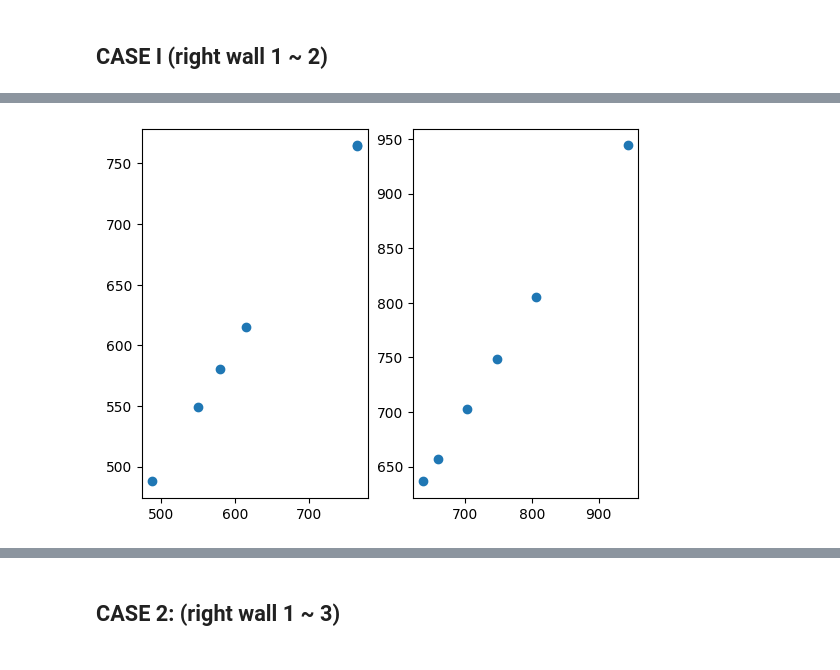
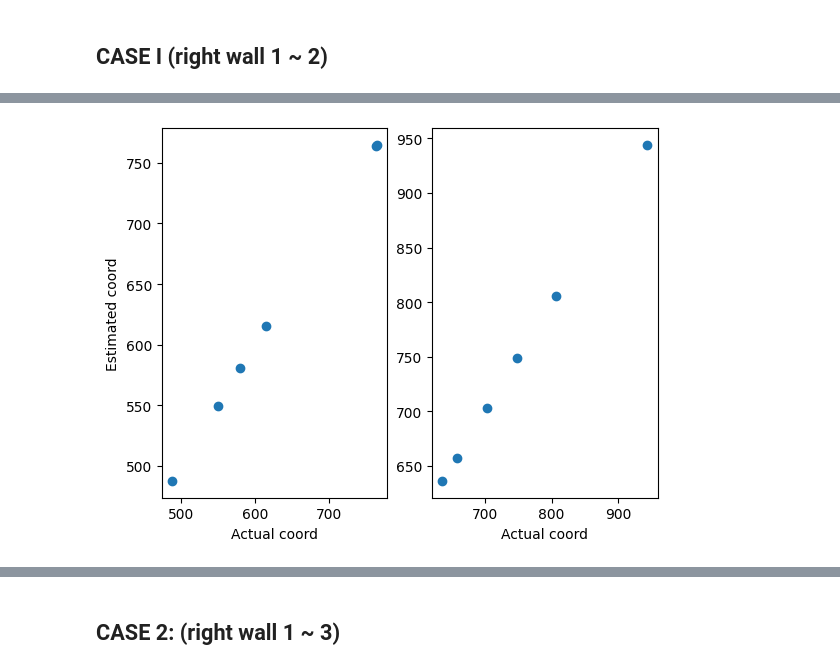
Before and after one commit to blairyeung/CSC420_Assignment_4, a Jupyter notebook: q4.ipynb, the cells around one changed output, grey strips where cells are left out. Drawn from its saved outputs; the diff is of its cells as text; code cells hidden in the pictures.

```diff
--- a/q4.ipynb
+++ b/q4.ipynb
@@ -165,7 +172,10 @@ print(M1)
 # %%
 estimated, actual = compute_transformation(no_pairs=no_pairs, M=M1, source=points_1_1, actual=points_1_2)
 plt.subplot(1,2,1), plt.scatter(x=actual[0], y=estimated[0])
+plt.xlabel('Actual coord')
+plt.ylabel('Estimated coord')
 plt.subplot(1,2,2), plt.scatter(x=actual[1], y=estimated[1])
+plt.xlabel('Actual coord')
 print(estimated)
 print(actual)
 # %% [output]
@@ -176,6 +186,6 @@ print(actual)
 [[615 765 550 764 580 488]
  [636 658 703 748 806 944]]
-[figure, old version]
+[figure, new version]
 # %%
 label_est_homography(hallway_2, estimated, actual)
 # %% [output]
```
Also changed, not shown: parts of 21 cells of this notebook, 10 other files.
